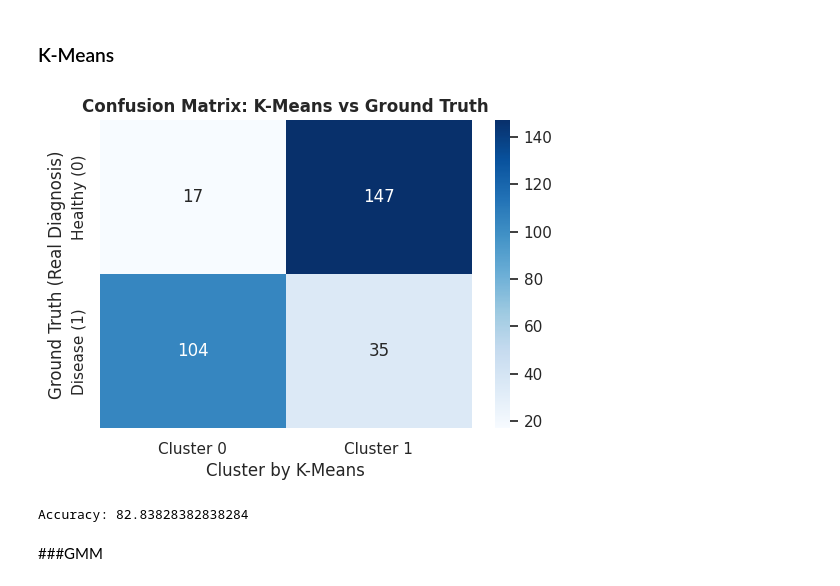
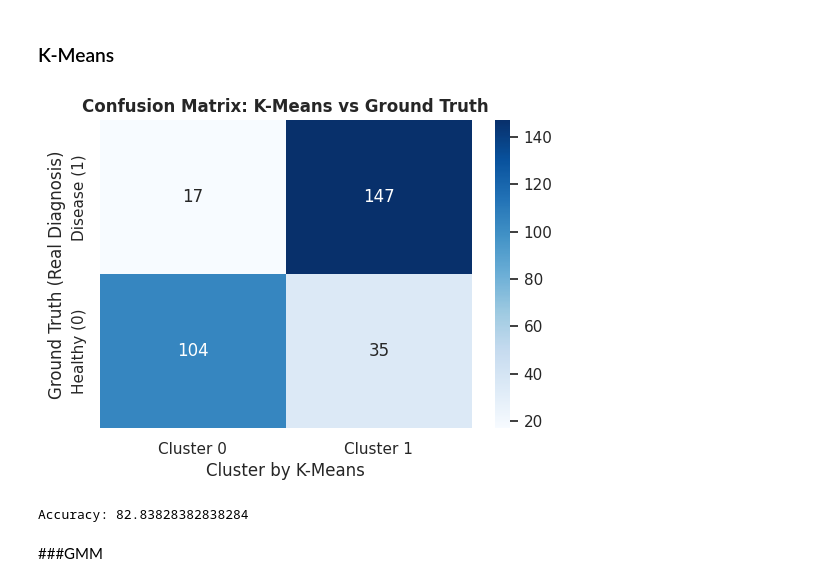
Before and after one commit to harasarahh/machine-learning-projects, a Jupyter notebook: ML_assignment1.ipynb, the cells around one changed output. Saved outputs shown, nothing was run; the diff lists cells and outputs as text; code cells hidden in the pictures.

```diff
--- a/ML_assignment1.ipynb
+++ b/ML_assignment1.ipynb
@@ -1643,22 +1643,22 @@ While the ARI (0.2265) is conservative due to the overlap in medical data, the 7
 # %%
 from sklearn.metrics import confusion_matrix
 cm_kmeans = confusion_matrix(y_true, kmeans_labels)
 
 plt.figure(figsize=(6, 4))
 sns.heatmap(cm_kmeans, annot=True, fmt='d', cmap='Blues',
             xticklabels=['Cluster 0', 'Cluster 1'],
-            yticklabels=['Healthy (0)', 'Disease (1)'])
+            yticklabels=['Disease (1)','Healthy (0)' ])
 plt.title("Confusion Matrix: K-Means vs Ground Truth", fontsize=12, fontweight='bold')
 plt.ylabel('Ground Truth (Real Diagnosis)')
 plt.xlabel('Cluster by K-Means')
 plt.show()
 
 correct_predictions = np.sum(np.max(cm_kmeans, axis=0))
 total_predictions = np.sum(cm_kmeans)
 accuracy = correct_predictions / total_predictions * 100
 print(f'Accuracy: {accuracy}')
 # %% [output]
-[figure, old version]
+[figure, new version]
 Accuracy: 82.83828382838284
 # %% [markdown]
 ###GMM
```
Also changed, not shown: parts of 3 cells of this notebook.
